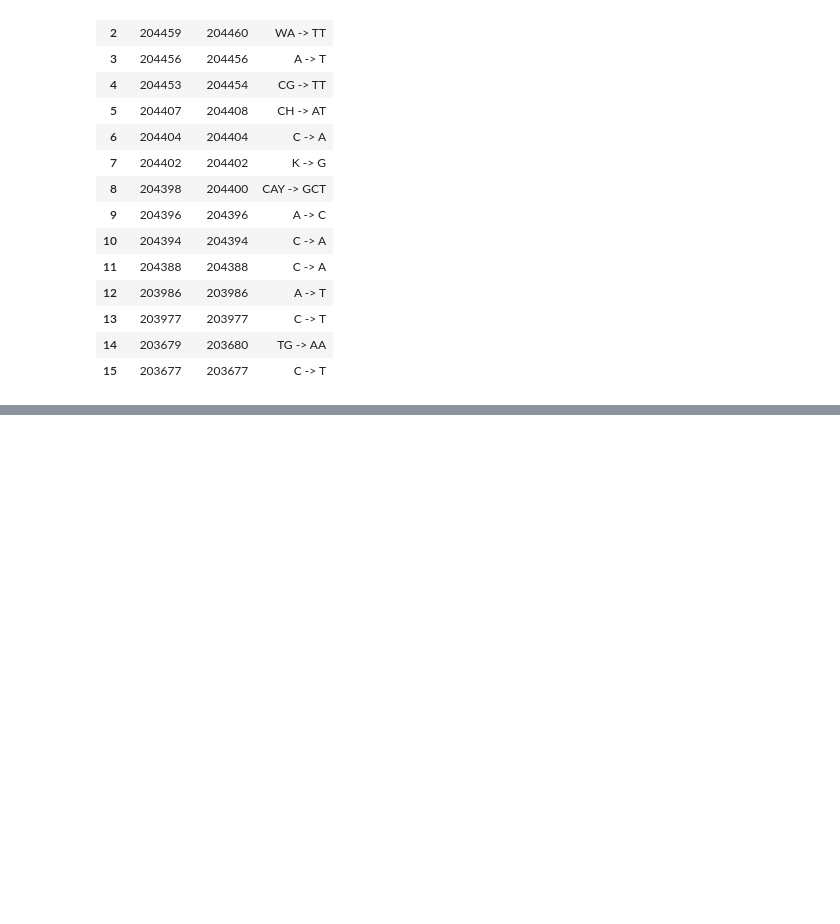
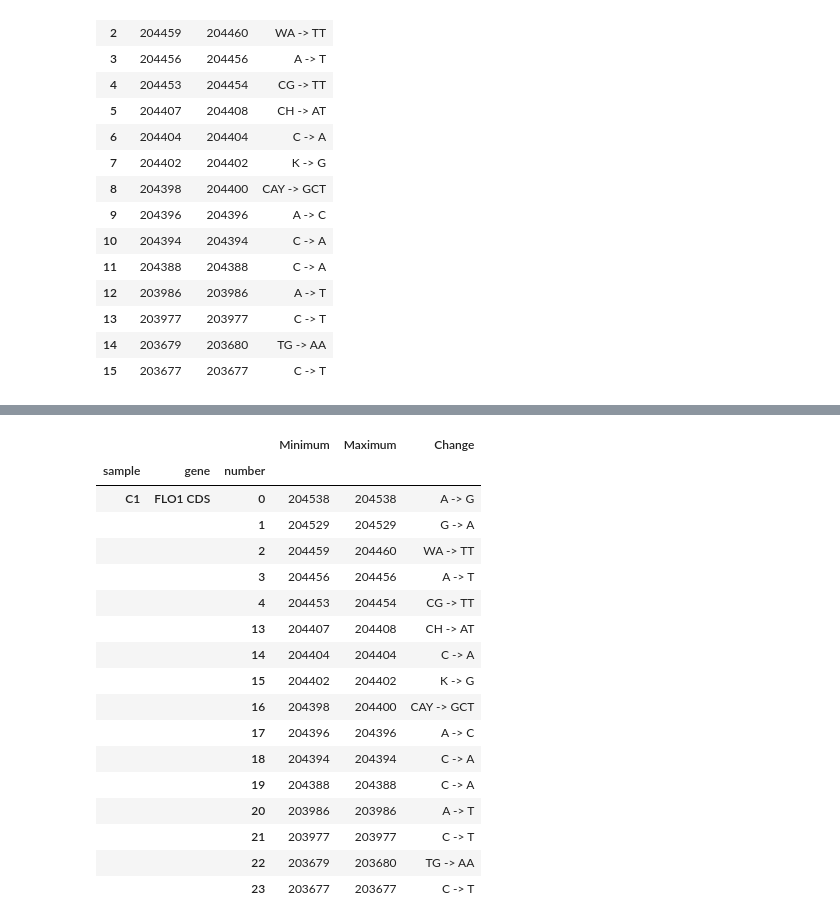
Before and after one commit to dizak/SNP_sheets_merge, a Jupyter notebook: SNPs-sheets_merge.ipynb, the cells around one changed output, grey strips where cells are left out. Drawn from its saved outputs; the diff is of its cells as text; code cells hidden in the pictures; blank space fills up the shorter version.

```diff
--- a/SNPs-sheets_merge.ipynb
+++ b/SNPs-sheets_merge.ipynb
@@ -330,0 +438,21 @@ df = pd.DataFrame(s, columns=["col"])
+# %%
+pd.merge(left=df, right=df2, on=["Change", "Minimum", "Maximum"], right_index=True)
+# %% [output]
+|  |  |  | Minimum | Maximum | Change |
+| sample | gene | number |  |  |  |
+| C1 | FLO1 CDS | 0 | 204538 | 204538 | A -> G |
+|  |  | 1 | 204529 | 204529 | G -> A |
+|  |  | 2 | 204459 | 204460 | WA -> TT |
+|  |  | 3 | 204456 | 204456 | A -> T |
+|  |  | 4 | 204453 | 204454 | CG -> TT |
+|  |  | 13 | 204407 | 204408 | CH -> AT |
+|  |  | 14 | 204404 | 204404 | C -> A |
+|  |  | 15 | 204402 | 204402 | K -> G |
+|  |  | 16 | 204398 | 204400 | CAY -> GCT |
+|  |  | 17 | 204396 | 204396 | A -> C |
+|  |  | 18 | 204394 | 204394 | C -> A |
+|  |  | 19 | 204388 | 204388 | C -> A |
+|  |  | 20 | 203986 | 203986 | A -> T |
+|  |  | 21 | 203977 | 203977 | C -> T |
+|  |  | 22 | 203679 | 203680 | TG -> AA |
+|  |  | 23 | 203677 | 203677 | C -> T |
```
Also changed, not shown: parts of 32 cells of this notebook.
